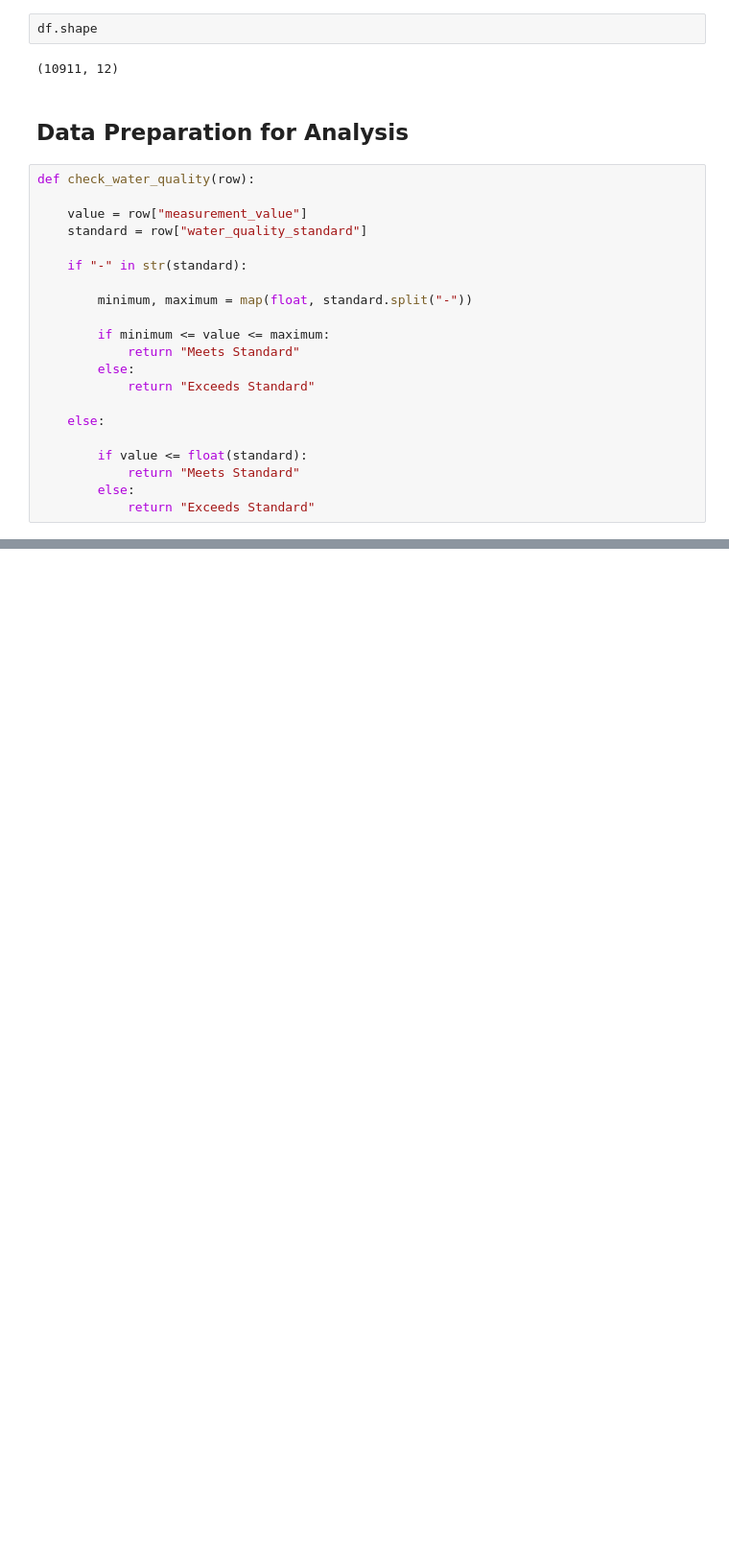
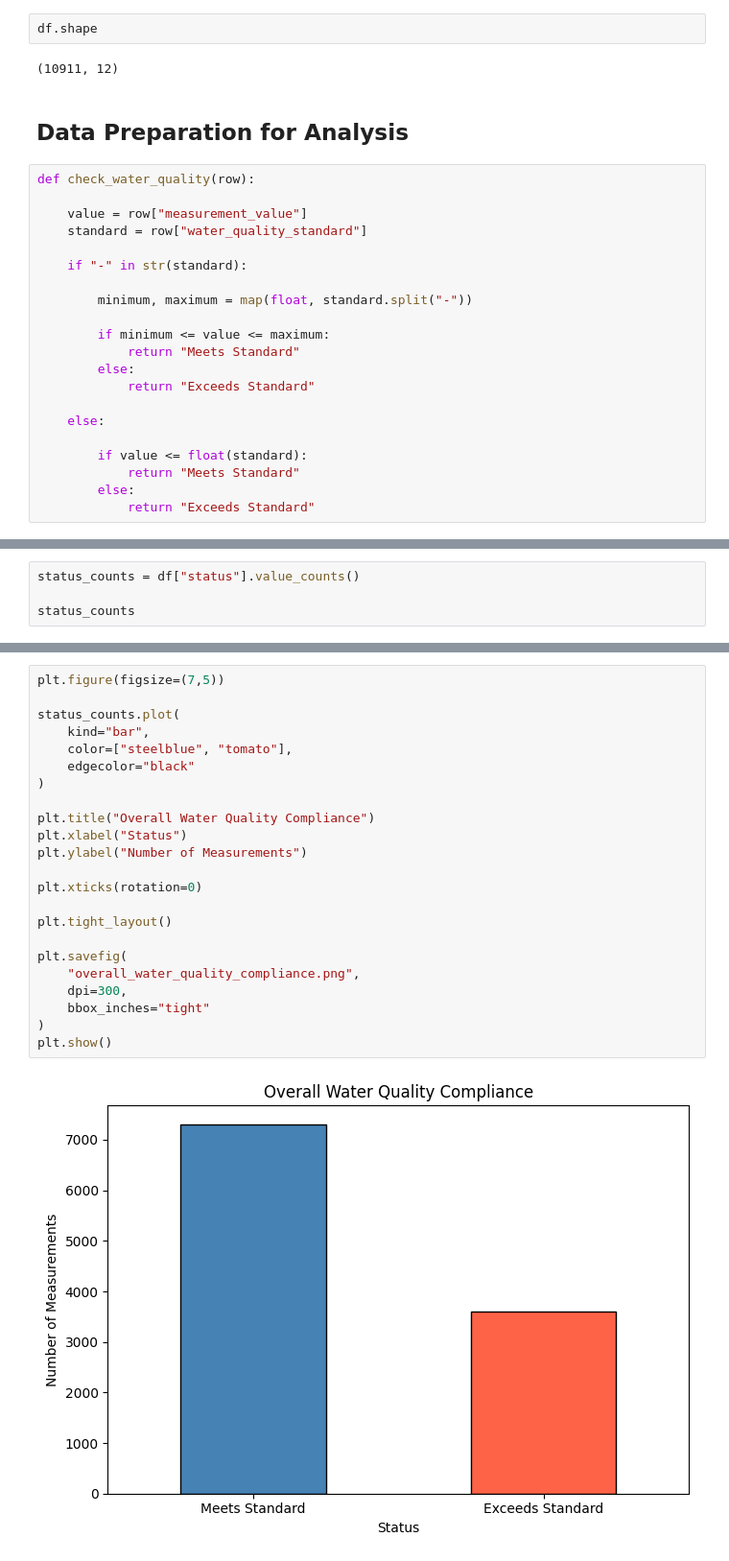
Before and after one commit to ARizalma/river-water-quality-analysis, a Jupyter notebook: notebooks/04_water_quality_analysis.ipynb, the cells around one changed output, grey strips where cells are left out. Shown at 96% size. Cells and saved outputs as stored; diff of their text form; blank space fills up the shorter version.

Commit message:
Complete river quality analysis section

```diff
--- a/notebooks/04_water_quality_analysis.ipynb
+++ b/notebooks/04_water_quality_analysis.ipynb
@@ -91,0 +124,4 @@ array(['1000', '50', '6-9', '3', '25', '4', '10', '0,06', '0,2', '1,5',
+# %%
+status_counts = df["status"].value_counts()
+
+status_counts
@@ -91,0 +134,25 @@ array(['1000', '50', '6-9', '3', '25', '4', '10', '0,06', '0,2', '1,5',
+# %%
+plt.figure(figsize=(7,5))
+
+status_counts.plot(
+    kind="bar",
+    color=["steelblue", "tomato"],
+    edgecolor="black"
+)
+
+plt.title("Overall Water Quality Compliance")
+plt.xlabel("Status")
+plt.ylabel("Number of Measurements")
+
+plt.xticks(rotation=0)
+
+plt.tight_layout()
+
+plt.savefig(
+    "overall_water_quality_compliance.png",
+    dpi=300,
+    bbox_inches="tight"
+)
+plt.show()
+# %% [output]
+[figure, added]
```
Also changed, not shown: parts of 28 cells of this notebook.
